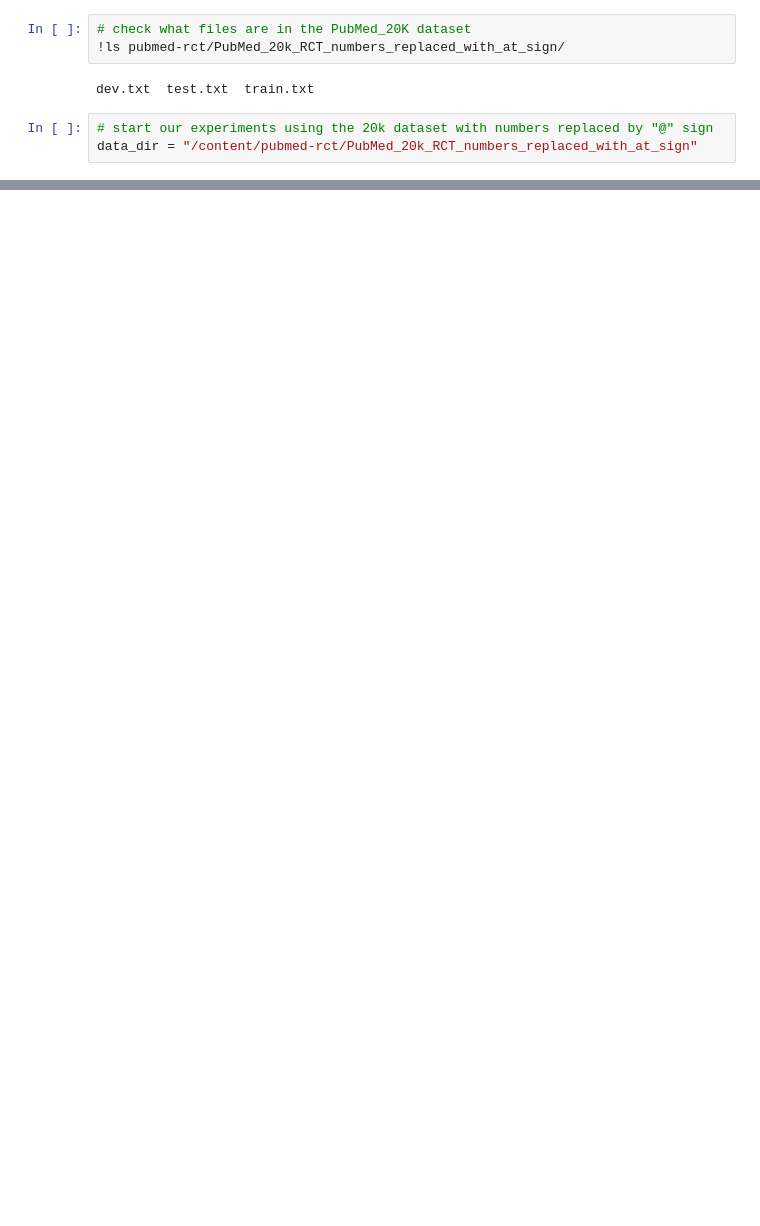
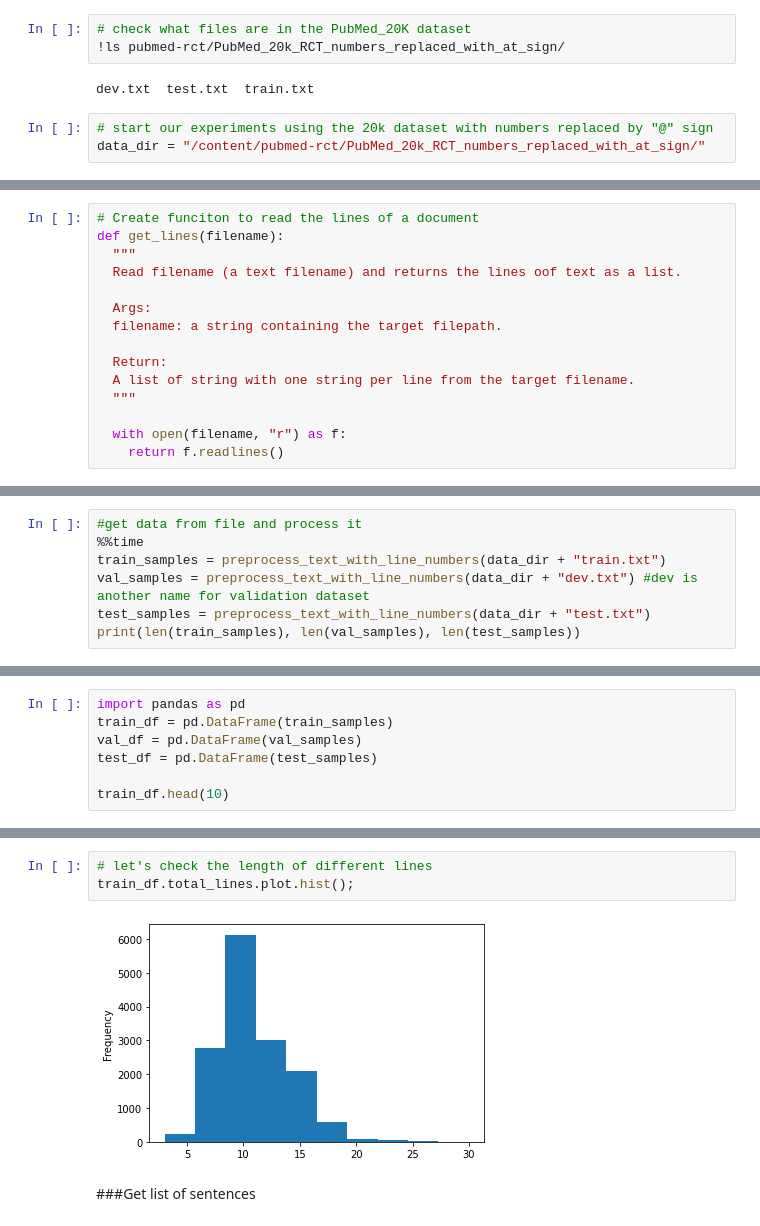
Before and after one commit to Nazhan99/-PSA-FaultAnalysis, a Jupyter notebook: 09_SkimLit_NLP_milestone_project_2.ipynb, the cells around one changed output, grey strips where cells are left out. Cells and saved outputs as stored; diff of their text form; blank space fills up the shorter version.

```diff
--- a/09_SkimLit_NLP_milestone_project_2.ipynb
+++ b/09_SkimLit_NLP_milestone_project_2.ipynb
@@ -59,7 +60,7 @@ README.md
 dev.txt  test.txt  train.txt
 # %%
 # start our experiments using the 20k dataset with numbers replaced by "@" sign
-data_dir = "/content/pubmed-rct/PubMed_20k_RCT_numbers_replaced_with_at_sign"
+data_dir = "/content/pubmed-rct/PubMed_20k_RCT_numbers_replaced_with_at_sign/"
 # %%
 #check all of the filenames in the target directory
 import os
@@ -71,0 +79,15 @@ filenames
+# %%
+# Create funciton to read the lines of a document
+def get_lines(filename):
+  """
+  Read filename (a text filename) and returns the lines oof text as a list.
+
+  Args:
+  filename: a string containing the target filepath.
+
+  Return:
+  A list of string with one string per line from the target filename.
+  """
+
+  with open(filename, "r") as f:
+    return f.readlines()
@@ -71,0 +171,7 @@ filenames
+# %%
+#get data from file and process it
+%%time
+train_samples = preprocess_text_with_line_numbers(data_dir + "train.txt")
+val_samples = preprocess_text_with_line_numbers(data_dir + "dev.txt") #dev is another name for validation dataset
+test_samples = preprocess_text_with_line_numbers(data_dir + "test.txt")
+print(len(train_samples), len(val_samples), len(test_samples))
@@ -71,0 +205,7 @@ filenames
+# %%
+import pandas as pd
+train_df = pd.DataFrame(train_samples)
+val_df = pd.DataFrame(val_samples)
+test_df = pd.DataFrame(test_samples)
+
+train_df.head(10)
@@ -71,0 +234,7 @@ filenames
+# %%
+# let's check the length of different lines
+train_df.total_lines.plot.hist();
+# %% [output]
+[figure, added]
+# %% [markdown]
+###Get list of sentences
```
Also changed, not shown: parts of 98 cells of this notebook.
